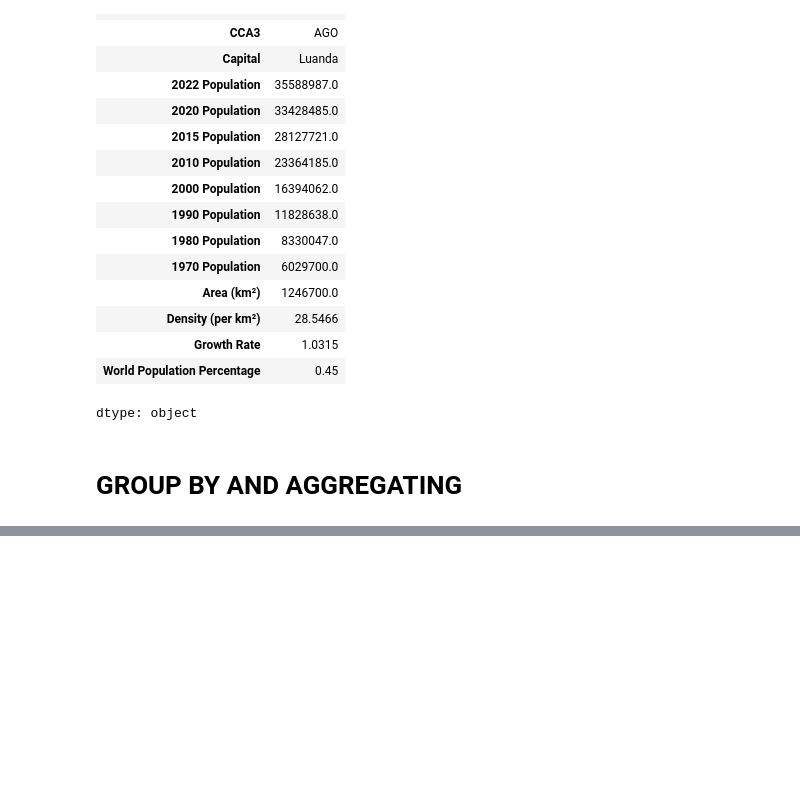
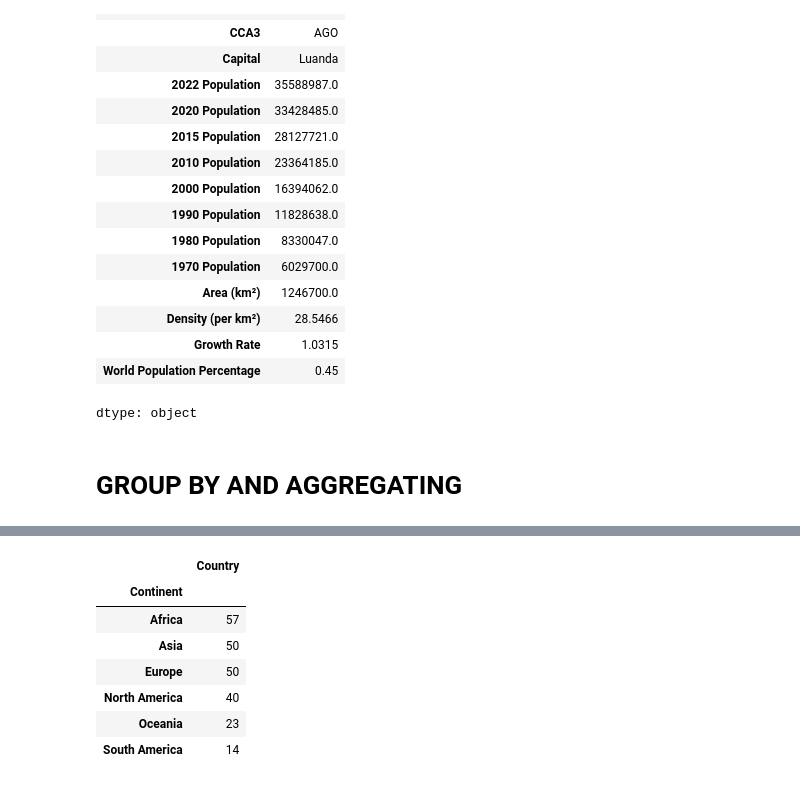
Before and after one commit to vs-06/Project_C-Refocus, a Jupyter notebook: fcc_MAGIC.ipynb, the cells around one changed output, grey strips where cells are left out. Cells and saved outputs as stored; diff of their text form; code cells hidden in the pictures; blank space fills up the shorter version.

```diff
--- a/fcc_MAGIC.ipynb
+++ b/fcc_MAGIC.ipynb
@@ -300,0 +316,11 @@ dtype: object
+# %%
+df_continent_grp.count().sort_values(by = 'Rank', ascending= False).filter(['Country'])
+# %% [output]
+|  | Country |
+| Continent |  |
+| Africa | 57 |
+| Asia | 50 |
+| Europe | 50 |
+| North America | 40 |
+| Oceania | 23 |
+| South America | 14 |
```
Also changed, not shown: parts of 6 cells of this notebook.
